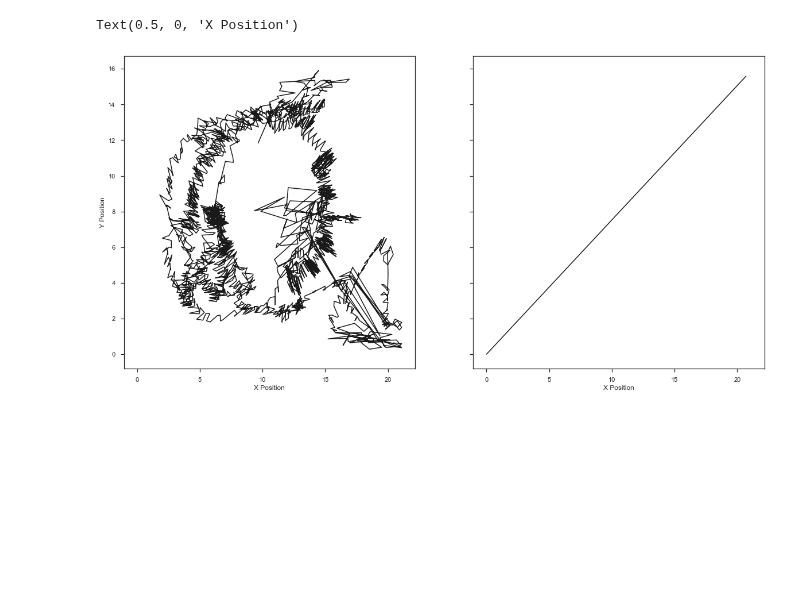
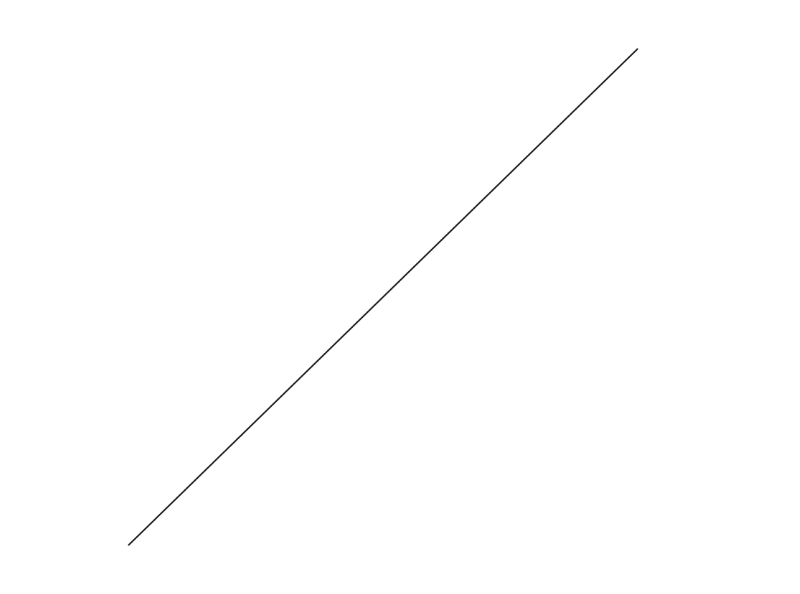
Before and after one commit to itsMahad/ManducaMultiSenseFeeding, a Jupyter notebook: M_Step6_Fractal_Dimension_Analysis.ipynb, the cells around one changed output. Cells and saved outputs as stored; diff of their text form; code cells hidden in the pictures; blank space fills up the shorter version.

```diff
--- a/M_Step6_Fractal_Dimension_Analysis.ipynb
+++ b/M_Step6_Fractal_Dimension_Analysis.ipynb
@@ -22,12 +27,12 @@ x,y = df.X_position.values, df.Y_position.values
 y_line = np.arange(0,488, (488/648))*2.4/75
 x_line = np.arange(0,648, 1)*2.4/75
 # %%
-f, ax = plt.subplots(1,2,figsize = (20,10), sharex = True, sharey = True)
-ax[0].plot(x,y, c= "k")
-ax[0].set_ylabel("Y Position")
-ax[0].set_xlabel("X Position")
-ax[1].plot(x_line , y_line, c= "k")
-ax[1].set_xlabel("X Position")
+f, ax = plt.subplots(1,1,figsize = (10,10),  dpi= 256, sharex = True, sharey = True)
+ax.grid(False)
+ax.axis('off')
+ax.plot(x_line,y_line, c= "k")
+ax.set_ylabel("Y Position")
+ax.set_xlabel("X Position")
+pl.savefig(fig_path + "\\test.png")
 # %% [output]
-Text(0.5, 0, 'X Position')
-[figure, old version]
+[figure, new version]
```
Also changed, not shown: parts of 18 cells of this notebook.
